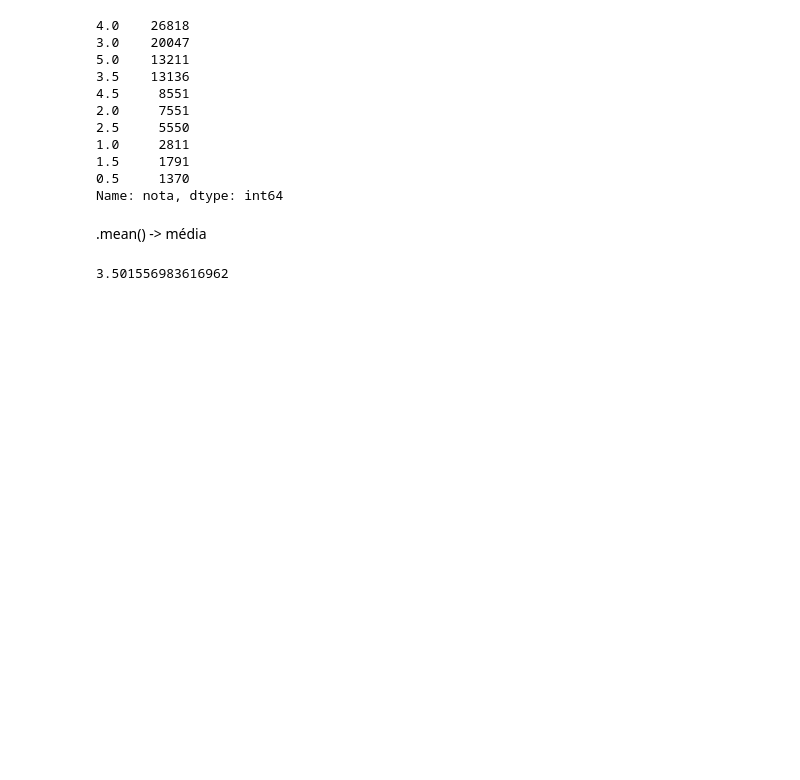
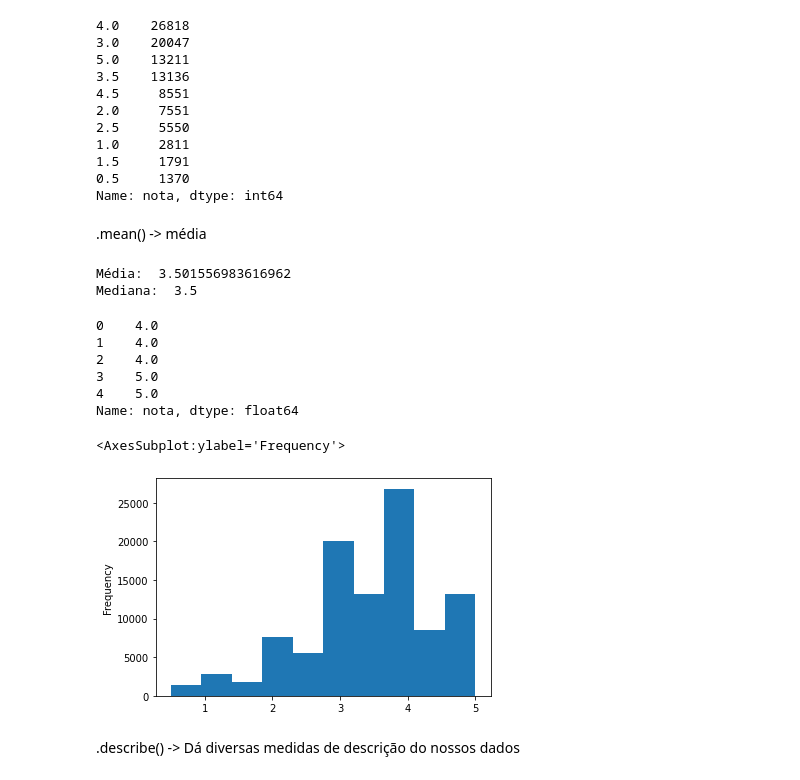
Before and after one commit to reihtw/DataScienceStudies, a Jupyter notebook: IntroDataScience/intro-data-science.ipynb, the cells around one changed output. Drawn from its saved outputs; the diff is of its cells as text; code cells hidden in the pictures; blank space fills up the shorter version.

```diff
--- a/IntroDataScience/intro-data-science.ipynb
+++ b/IntroDataScience/intro-data-science.ipynb
@@ -76,7 +78,25 @@ notas['nota'].value_counts()
 Name: nota, dtype: int64
 # %% [markdown]
 .mean() -> média
+# %%
+print("Média: ", notas['nota'].mean())
+print("Mediana: ", notas['nota'].median())
+# %% [output]
+Média:  3.501556983616962
+Mediana:  3.5
 # %%
-notas['nota'].mean()
+notas.nota.head()
 # %% [output]
-3.501556983616962
+0    4.0
+1    4.0
+2    4.0
+3    5.0
+4    5.0
+Name: nota, dtype: float64
+# %%
+notas.nota.plot(kind='hist')
+# %% [output]
+<AxesSubplot:ylabel='Frequency'>
+[figure, added]
+# %% [markdown]
+.describe() -> Dá diversas medidas de descrição do nossos dados
```
Also changed, not shown: parts of 19 cells of this notebook, 1 other file.
